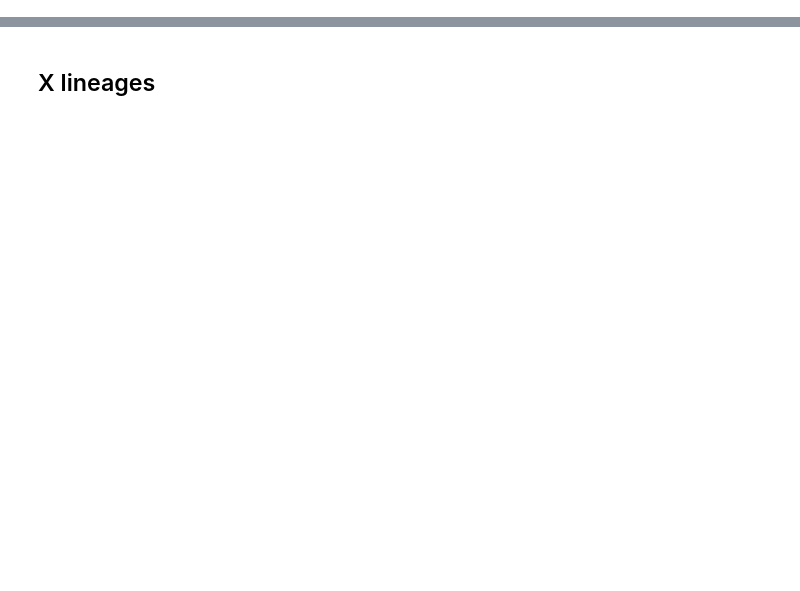
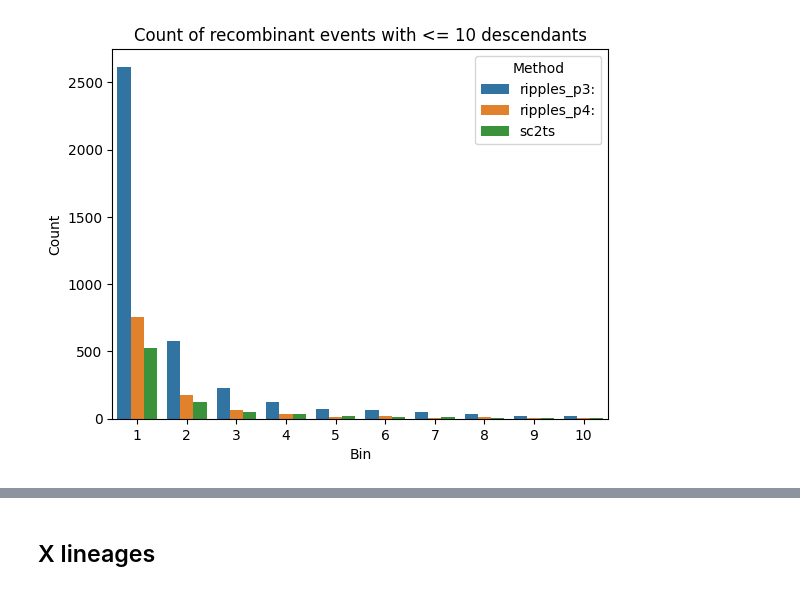
Before and after one commit to jeromekelleher/sc2ts-paper, a Jupyter notebook: notebooks/analysis_ripples.ipynb, the cells around one changed output, grey strips where cells are left out. Drawn from its saved outputs; the diff is of its cells as text; code cells hidden in the pictures; blank space fills up the shorter version.

Commit message:
Compare numbers of descendants of recombinants
Nothing terribly surprising.

```diff
--- a/notebooks/analysis_ripples.ipynb
+++ b/notebooks/analysis_ripples.ipynb
@@ -7,0 +10,2 @@ import matplotlib_venn
+# %%
+df_sc2ts = pd.read_csv("../data/recombinants.csv").set_index("recombinant")
@@ -35,0 +59,10 @@ dfp4 = add_x_lineages(dfp4)
+# %%
+
+bins = list(range(1, 12)) + [100, 1000, 10000, 100_000, 1_000_000]
+str_bins = [f"{j}" for j in range(1, 11)] + ["10-100", "100-1000", "1000-10k", "10k-100k", "100k-1m"]
+df = pd.DataFrame({"bins": bins[:-1],
+                   "Bin": str_bins,
+                   "ripples_p3:": np.histogram(dfp3.usher_num_descendants.values, bins=bins)[0],
+                   "ripples_p4:": np.histogram(dfp4.usher_num_descendants.values, bins=bins)[0],
+                   "sc2ts": np.histogram(df_sc2ts.num_descendant_samples.values, bins=bins)[0]})
+df
@@ -35,0 +86,7 @@ dfp4 = add_x_lineages(dfp4)
+# %%
+df_lf = pd.melt(df, id_vars=["bins", "Bin"], var_name="Method", value_name="Count")
+# %%
+ax = sns.barplot(data=df_lf[df_lf["bins"] < 11], x="Bin", y="Count", hue="Method")
+ax.set_title("Count of recombinant events with <= 10 descendants");
+# %% [output]
+[figure, added]
```
Also changed, not shown: parts of 9 cells of this notebook.
